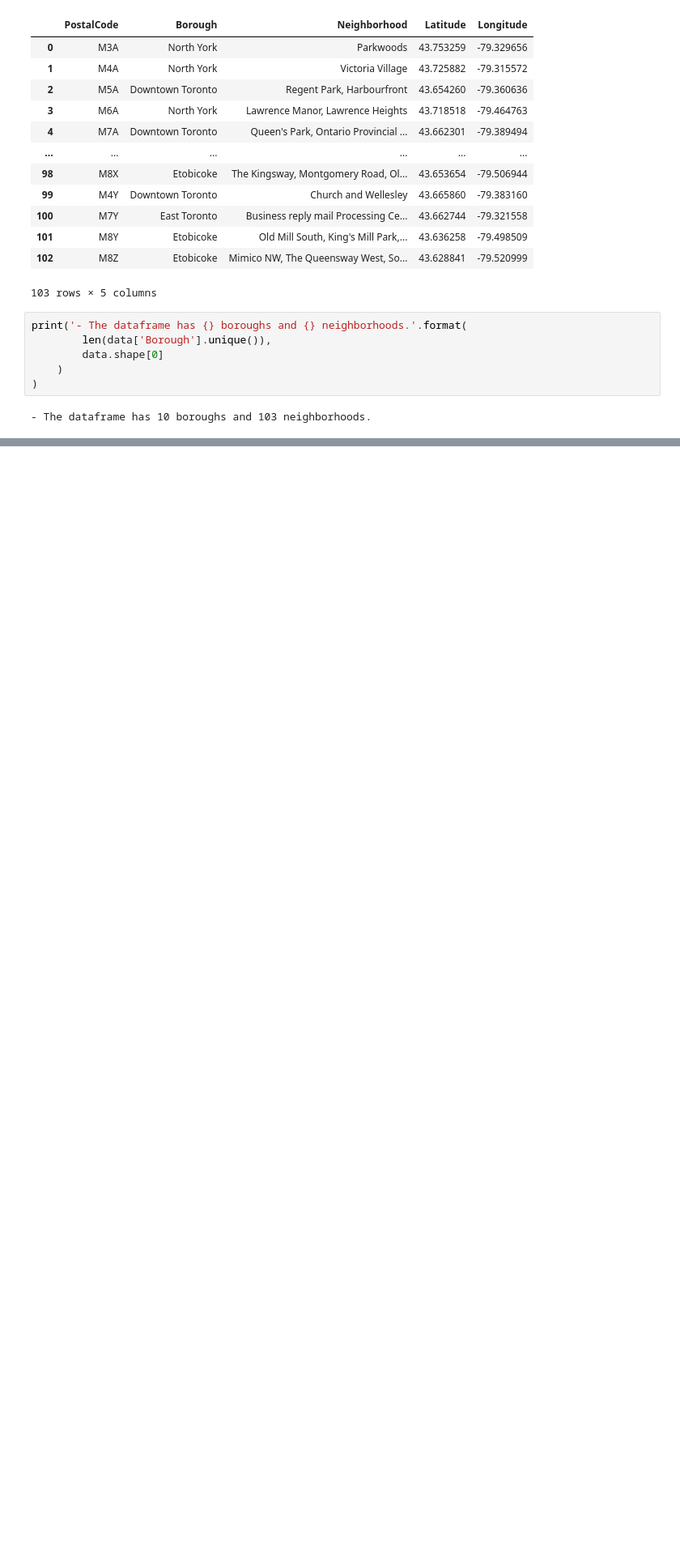
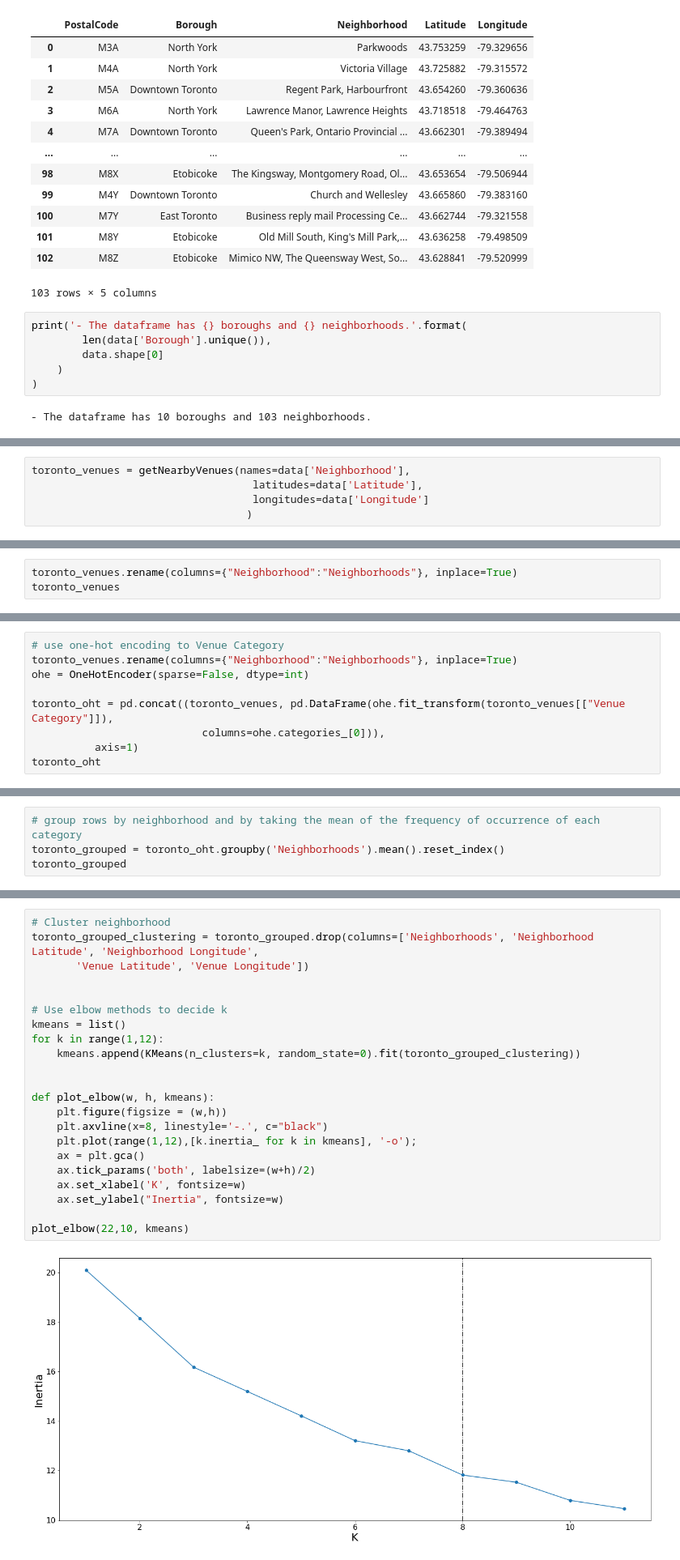
Before and after one commit to clsu22/Coursera_Capstone, a Jupyter notebook: capstone_project.ipynb, the cells around one changed output, grey strips where cells are left out. Shown at 81% size. Saved outputs shown, nothing was run; the diff lists cells and outputs as text; blank space fills up the shorter version.

```diff
--- a/capstone_project.ipynb
+++ b/capstone_project.ipynb
@@ -83,0 +160,5 @@ print('- The dataframe has {} boroughs and {} neighborhoods.'.format(
+# %%
+toronto_venues = getNearbyVenues(names=data['Neighborhood'],
+                                   latitudes=data['Latitude'],
+                                   longitudes=data['Longitude']
+                                  )
@@ -83,0 +183,3 @@ print('- The dataframe has {} boroughs and {} neighborhoods.'.format(
+# %%
+toronto_venues.rename(columns={"Neighborhood":"Neighborhoods"}, inplace=True)
+toronto_venues
@@ -83,0 +202,9 @@ print('- The dataframe has {} boroughs and {} neighborhoods.'.format(
+# %%
+# use one-hot encoding to Venue Category
+toronto_venues.rename(columns={"Neighborhood":"Neighborhoods"}, inplace=True)
+ohe = OneHotEncoder(sparse=False, dtype=int)
+
+toronto_oht = pd.concat((toronto_venues, pd.DataFrame(ohe.fit_transform(toronto_venues[["Venue Category"]]),
+                           columns=ohe.categories_[0])),
+          axis=1)
+toronto_oht
@@ -83,0 +225,4 @@ print('- The dataframe has {} boroughs and {} neighborhoods.'.format(
+# %%
+# group rows by neighborhood and by taking the mean of the frequency of occurrence of each category
+toronto_grouped = toronto_oht.groupby('Neighborhoods').mean().reset_index()
+toronto_grouped
@@ -83,0 +245,24 @@ print('- The dataframe has {} boroughs and {} neighborhoods.'.format(
+# %%
+# Cluster neighborhood
+toronto_grouped_clustering = toronto_grouped.drop(columns=['Neighborhoods', 'Neighborhood Latitude', 'Neighborhood Longitude',
+       'Venue Latitude', 'Venue Longitude'])
+
+
+# Use elbow methods to decide k
+kmeans = list()
+for k in range(1,12):
+    kmeans.append(KMeans(n_clusters=k, random_state=0).fit(toronto_grouped_clustering))
+
+
+def plot_elbow(w, h, kmeans):
+    plt.figure(figsize = (w,h))
+    plt.axvline(x=8, linestyle='-.', c="black")
+    plt.plot(range(1,12),[k.inertia_ for k in kmeans], '-o');
+    ax = plt.gca()
+    ax.tick_params('both', labelsize=(w+h)/2)
+    ax.set_xlabel('K', fontsize=w)
+    ax.set_ylabel("Inertia", fontsize=w)
+
+plot_elbow(22,10, kmeans)
+# %% [output]
+[figure, added]
```
Also changed, not shown: parts of 23 cells of this notebook, 1 other file.
